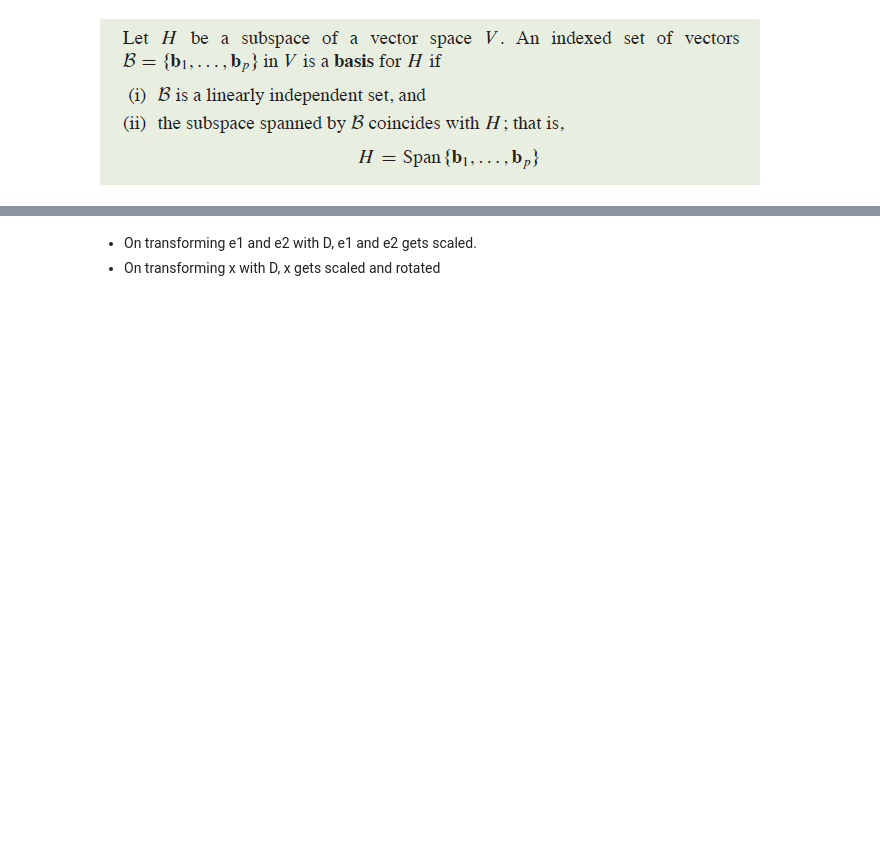
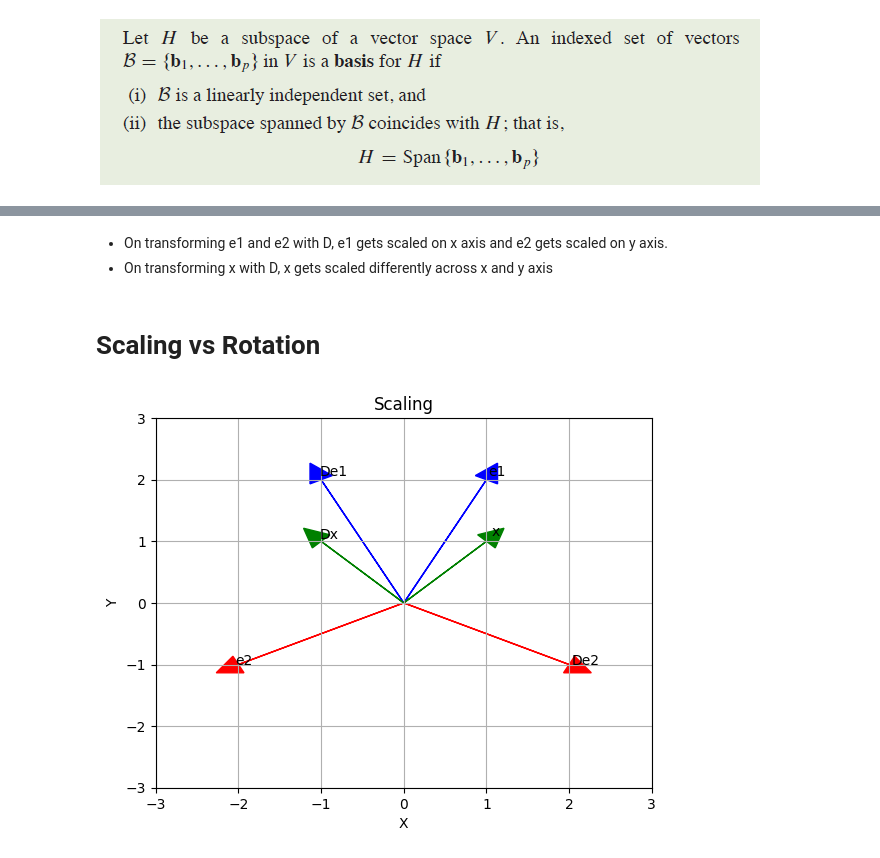
Before and after one commit to KayalvizhiT513/Linear-Algebra-The-Coding-Way, a Jupyter notebook: Diagonalization/Diagonalization_Notebook1.ipynb, the cells around one changed output, grey strips where cells are left out. Drawn from its saved outputs; the diff is of its cells as text; code cells hidden in the pictures; blank space fills up the shorter version.

Commit message:
Matrix transformation

```diff
--- a/Diagonalization/Diagonalization_Notebook1.ipynb
+++ b/Diagonalization/Diagonalization_Notebook1.ipynb
@@ -82,3 +88,17 @@ plot_graph(e1, e2, x, De1, De2, Dx)
 # %% [markdown]
-* On transforming e1 and e2 with D, e1 and e2 gets scaled.<br>
-* On transforming x with D, x gets scaled and rotated
+* On transforming e1 and e2 with D, e1 gets scaled on x axis and e2 gets scaled on y axis.<br>
+* On transforming x with D, x gets scaled differently across x and y axis
+# %% [markdown]
+# Scaling vs Rotation
+# %%
+D = [[-1, 0],[0, 1]]
+e1 = [1, 2]
+e2 = [-2, -1]
+x = [1, 1]
+De1 = matrix_mul(D, e1)
+De2 = matrix_mul(D, e2)
+Dx = matrix_mul(D, x)
+
+plot_graph(e1, e2, x, De1, De2, Dx, "Scaling", -3, 3)
+# %% [output]
+[figure, added]
```
Also changed, not shown: parts of 8 cells of this notebook.
